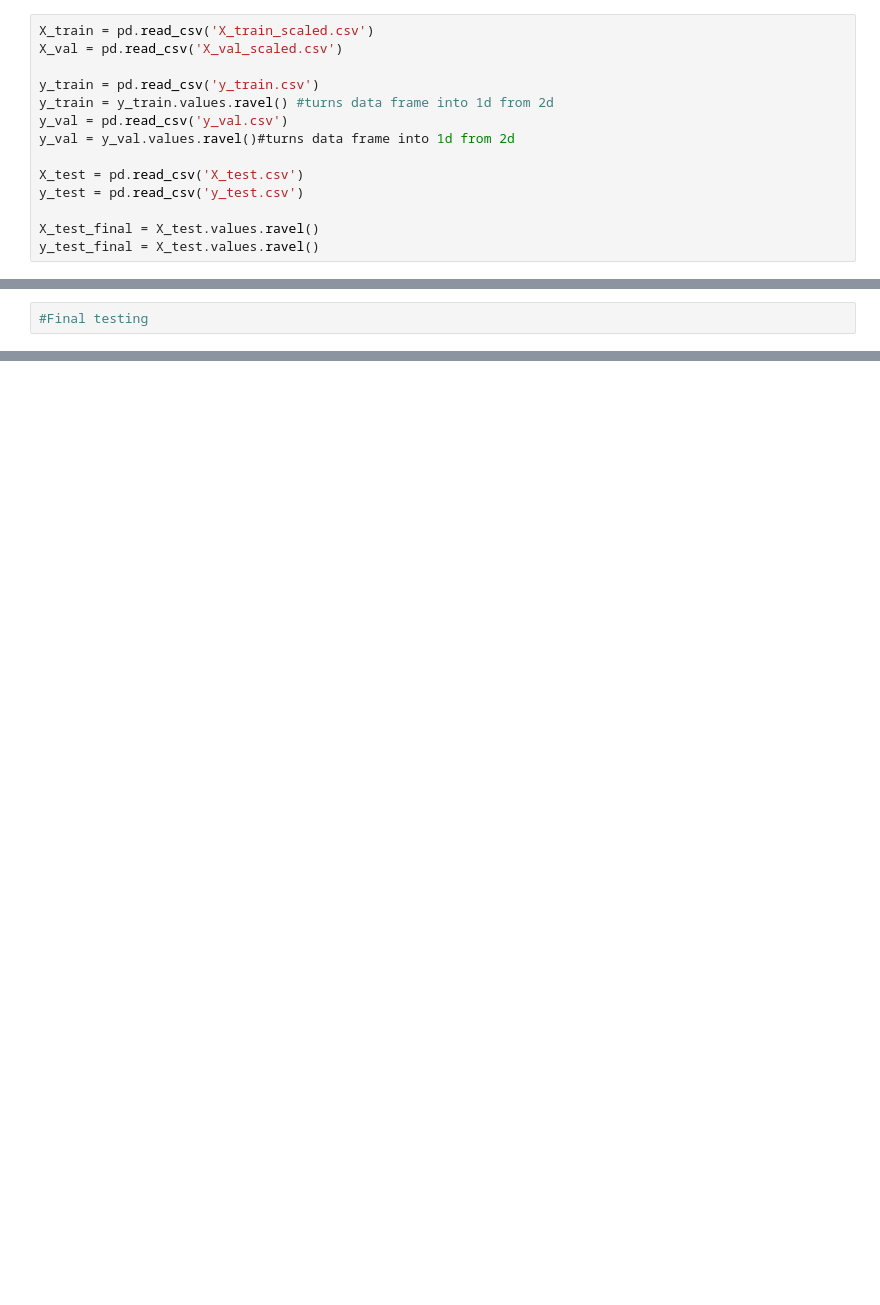
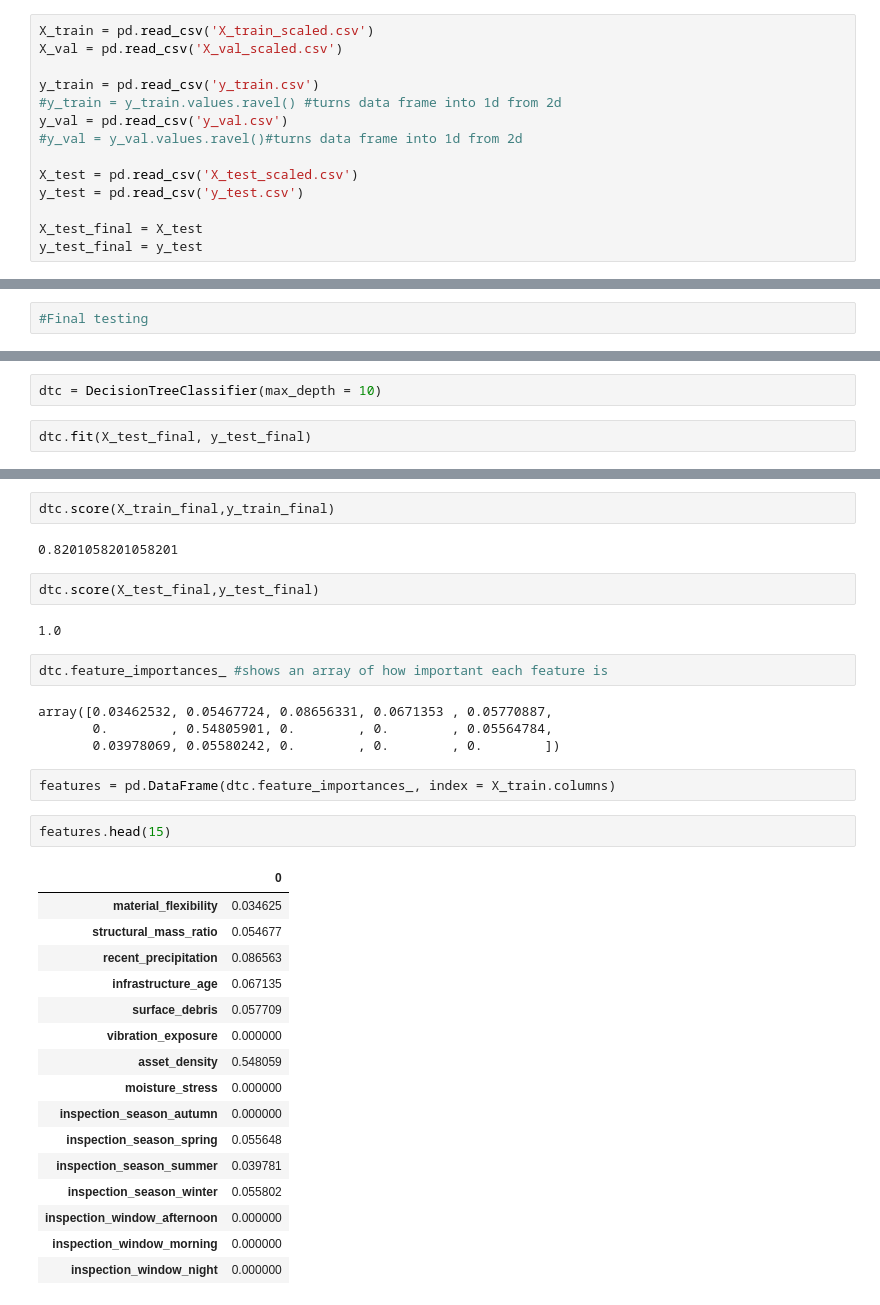
Before and after one commit to Mouldiez/Y3-Intro-to-ML-Assignment, a Jupyter notebook: 07_Final_Test.ipynb, the cells around one changed output, grey strips where cells are left out. Drawn from its saved outputs; the diff is of its cells as text; blank space fills up the shorter version.

Commit message:
finished the code (mostly i need to amend my error histogram) but after that im done

```diff
--- a/07_Final_Test.ipynb
+++ b/07_Final_Test.ipynb
@@ -16,12 +17,12 @@ X_train = pd.read_csv('X_train_scaled.csv')
 X_val = pd.read_csv('X_val_scaled.csv')
 
 y_train = pd.read_csv('y_train.csv')
-y_train = y_train.values.ravel() #turns data frame into 1d from 2d
+#y_train = y_train.values.ravel() #turns data frame into 1d from 2d
 y_val = pd.read_csv('y_val.csv')
-y_val = y_val.values.ravel()#turns data frame into 1d from 2d
+#y_val = y_val.values.ravel()#turns data frame into 1d from 2d
 
-X_test = pd.read_csv('X_test.csv')
+X_test = pd.read_csv('X_test_scaled.csv')
 y_test = pd.read_csv('y_test.csv')
 
-X_test_final = X_test.values.ravel()
-y_test_final = X_test.values.ravel()
+X_test_final = X_test
+y_test_final = y_test
@@ -31,0 +93,4 @@ y_test_final = X_test.values.ravel()
+# %%
+dtc = DecisionTreeClassifier(max_depth = 10)
+# %%
+dtc.fit(X_test_final, y_test_final)
@@ -31,0 +117,35 @@ y_test_final = X_test.values.ravel()
+# %%
+dtc.score(X_train_final,y_train_final)
+# %% [output]
+0.8201058201058201
+# %%
+dtc.score(X_test_final,y_test_final)
+# %% [output]
+1.0
+# %%
+dtc.feature_importances_ #shows an array of how important each feature is
+# %% [output]
+array([0.03462532, 0.05467724, 0.08656331, 0.0671353 , 0.05770887,
+       0.        , 0.54805901, 0.        , 0.        , 0.05564784,
+       0.03978069, 0.05580242, 0.        , 0.        , 0.        ])
+# %%
+features = pd.DataFrame(dtc.feature_importances_, index = X_train.columns)
+# %%
+features.head(15)
+# %% [output]
+|  | 0 |
+| material_flexibility | 0.034625 |
+| structural_mass_ratio | 0.054677 |
+| recent_precipitation | 0.086563 |
+| infrastructure_age | 0.067135 |
+| surface_debris | 0.057709 |
+| vibration_exposure | 0.000000 |
+| asset_density | 0.548059 |
+| moisture_stress | 0.000000 |
+| inspection_season_autumn | 0.000000 |
+| inspection_season_spring | 0.055648 |
+| inspection_season_summer | 0.039781 |
+| inspection_season_winter | 0.055802 |
+| inspection_window_afternoon | 0.000000 |
+| inspection_window_morning | 0.000000 |
+| inspection_window_night | 0.000000 |
```
Also changed, not shown: parts of 32 cells of this notebook, 1 other file.
